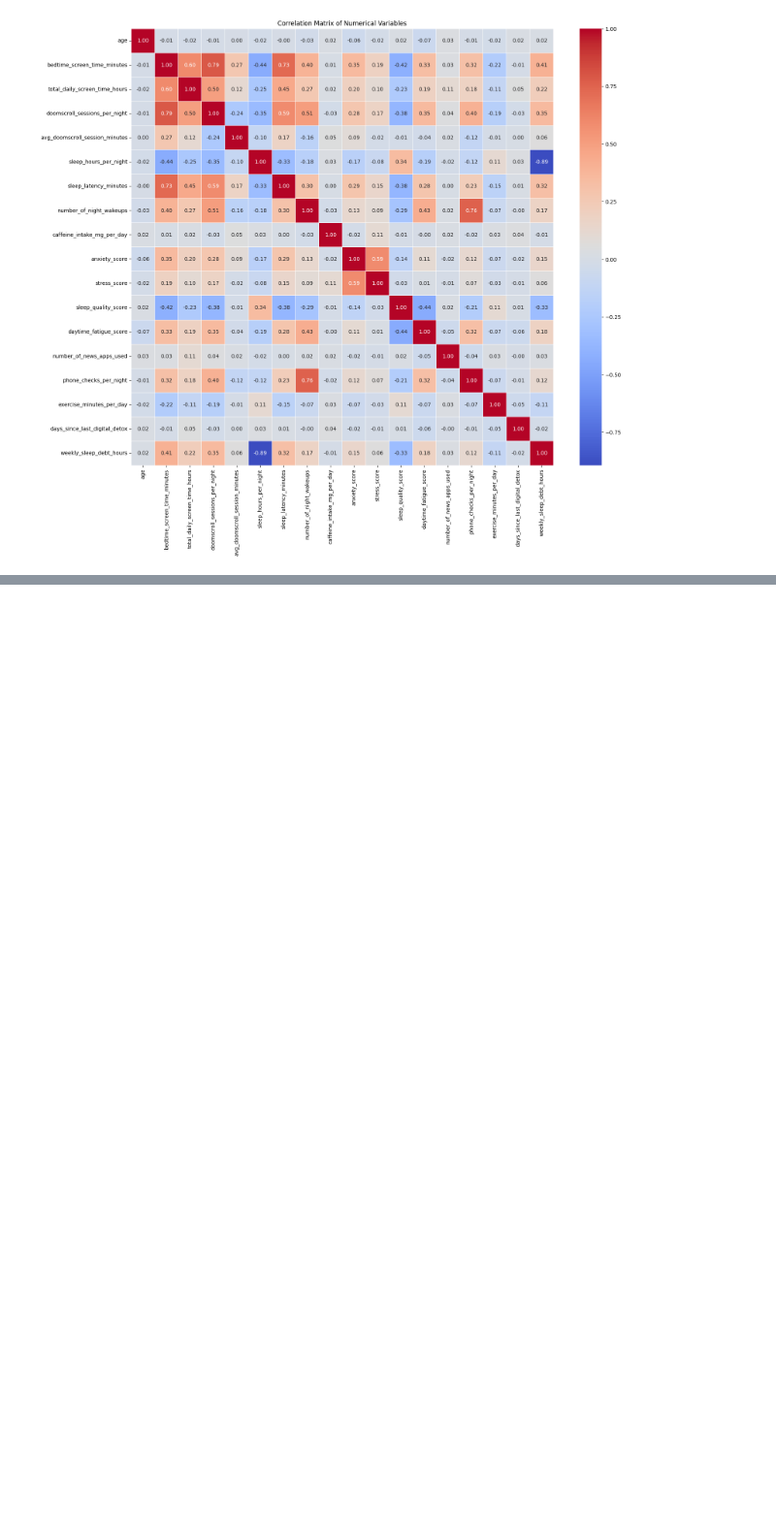
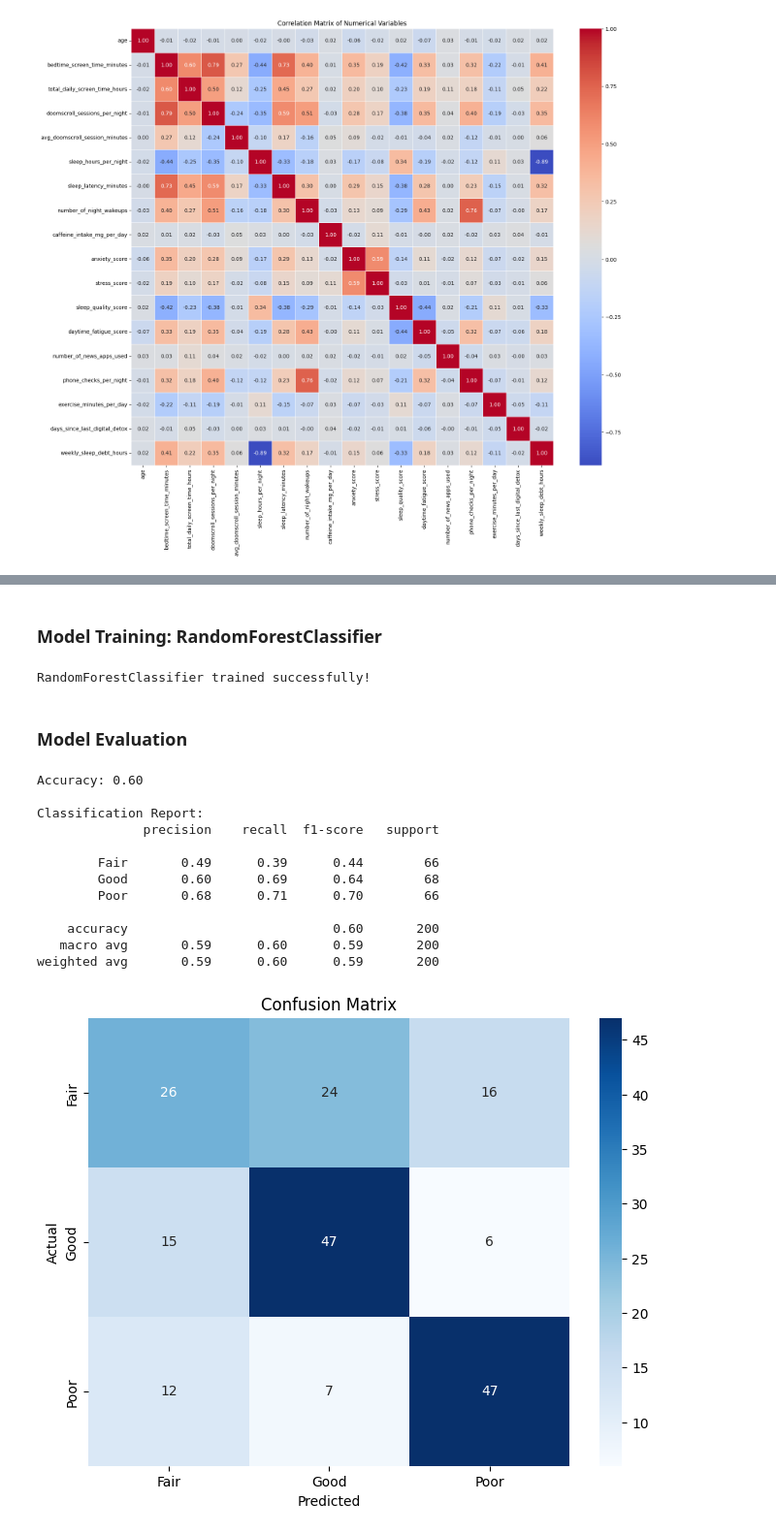
Before and after one commit to kxrrym03/Sleep-Doomscrolling-Habits, a Jupyter notebook: Sleep_&_Doomscrolling.ipynb, the cells around one changed output, grey strips where cells are left out. Shown at 97% size. Cells and saved outputs as stored; diff of their text form; code cells hidden in the pictures; blank space fills up the shorter version.

```diff
--- a/Sleep_&_Doomscrolling.ipynb
+++ b/Sleep_&_Doomscrolling.ipynb
@@ -334,0 +373,56 @@ plt.show()
+# %% [markdown]
+### Model Training: RandomForestClassifier
+# %%
+from sklearn.ensemble import RandomForestClassifier
+
+# Create a pipeline
+model_pipeline = Pipeline(steps=[('preprocessor', preprocessor),
+                               ('classifier', RandomForestClassifier(random_state=42))])
+
+# Train the model
+model_pipeline.fit(X_train, y_train)
+
+print("RandomForestClassifier trained successfully!")
+# %% [output]
+RandomForestClassifier trained successfully!
+# %% [markdown]
+### Model Evaluation
+# %%
+from sklearn.metrics import accuracy_score, classification_report, confusion_matrix
+import matplotlib.pyplot as plt
+import seaborn as sns
+
+# Make predictions on the test set
+y_pred = model_pipeline.predict(X_test)
+
+# Evaluate the model
+accuracy = accuracy_score(y_test, y_pred)
+print(f"Accuracy: {accuracy:.2f}")
+
+print("\nClassification Report:")
+print(classification_report(y_test, y_pred))
+
+# Confusion Matrix
+cm = confusion_matrix(y_test, y_pred)
+plt.figure(figsize=(8, 6))
+sns.heatmap(cm, annot=True, fmt='d', cmap='Blues',
+            xticklabels=model_pipeline.classes_,
+            yticklabels=model_pipeline.classes_)
+plt.title('Confusion Matrix')
+plt.xlabel('Predicted')
+plt.ylabel('Actual')
+plt.show()
+# %% [output]
+Accuracy: 0.60
+
+Classification Report:
+              precision    recall  f1-score   support
+
+        Fair       0.49      0.39      0.44        66
+        Good       0.60      0.69      0.64        68
+        Poor       0.68      0.71      0.70        66
+
+    accuracy                           0.60       200
+   macro avg       0.59      0.60      0.59       200
+weighted avg       0.59      0.60      0.59       200
+[figure, added]
```
Also changed, not shown: parts of 5 cells of this notebook.
